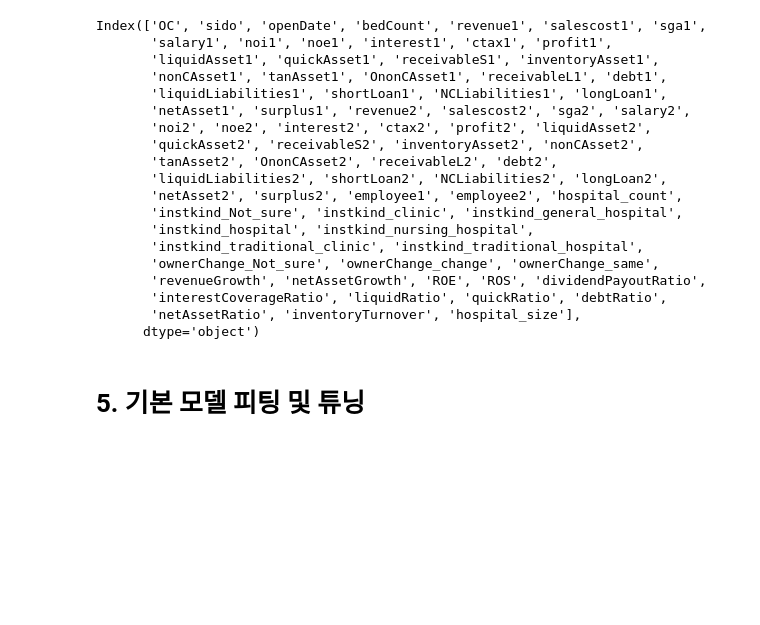
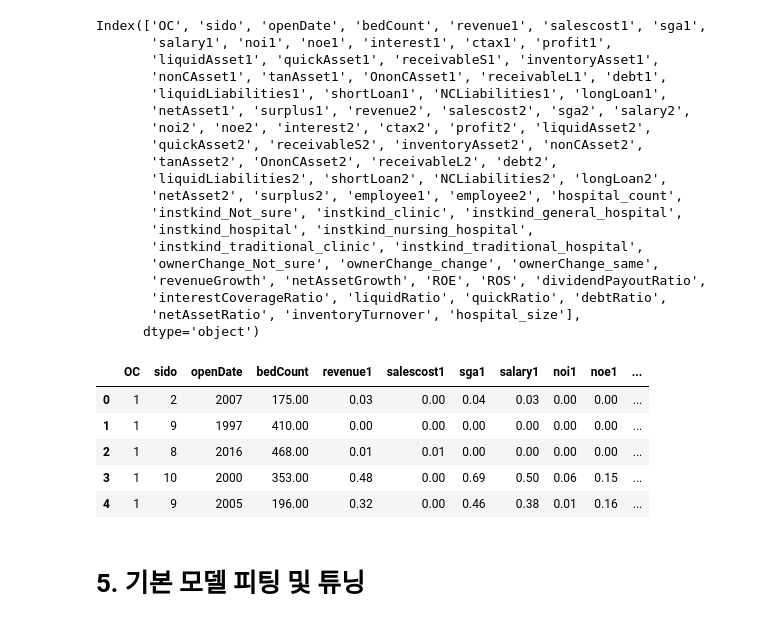
Before and after one commit to lim-jr/ESAA-Submits, a Jupyter notebook: 00_PTKorea제출용_병원개폐업분류예측_최종.ipynb, the cells around one changed output. Drawn from its saved outputs; the diff is of its cells as text; code cells hidden in the pictures; blank space fills up the shorter version.

```diff
--- a/00_PTKorea제출용_병원개폐업분류예측_최종.ipynb
+++ b/00_PTKorea제출용_병원개폐업분류예측_최종.ipynb
@@ -537,6 +542,15 @@ train.drop(['instkind_dental_clinic'],axis=1, inplace=True)
 # %%
 train.openDate=train.openDate//10000
 test.openDate=test.openDate//10000
+# %%
+train.head()
+# %% [output]
+|  | OC | sido | openDate | bedCount | revenue1 | salescost1 | sga1 | salary1 | noi1 | noe1 | ... |
+| 0 | 1 | 2 | 2007 | 175.00 | 0.03 | 0.00 | 0.04 | 0.03 | 0.00 | 0.00 | ... |
+| 1 | 1 | 9 | 1997 | 410.00 | 0.00 | 0.00 | 0.00 | 0.00 | 0.00 | 0.00 | ... |
+| 2 | 1 | 8 | 2016 | 468.00 | 0.01 | 0.01 | 0.00 | 0.00 | 0.00 | 0.00 | ... |
+| 3 | 1 | 10 | 2000 | 353.00 | 0.48 | 0.00 | 0.69 | 0.50 | 0.06 | 0.15 | ... |
+| 4 | 1 | 9 | 2005 | 196.00 | 0.32 | 0.00 | 0.46 | 0.38 | 0.01 | 0.16 | ... |
 # %% [markdown]
 # 5. 기본 모델 피팅 및 튜닝
 # %% [markdown]
```
Also changed, not shown: parts of 12 cells of this notebook.
